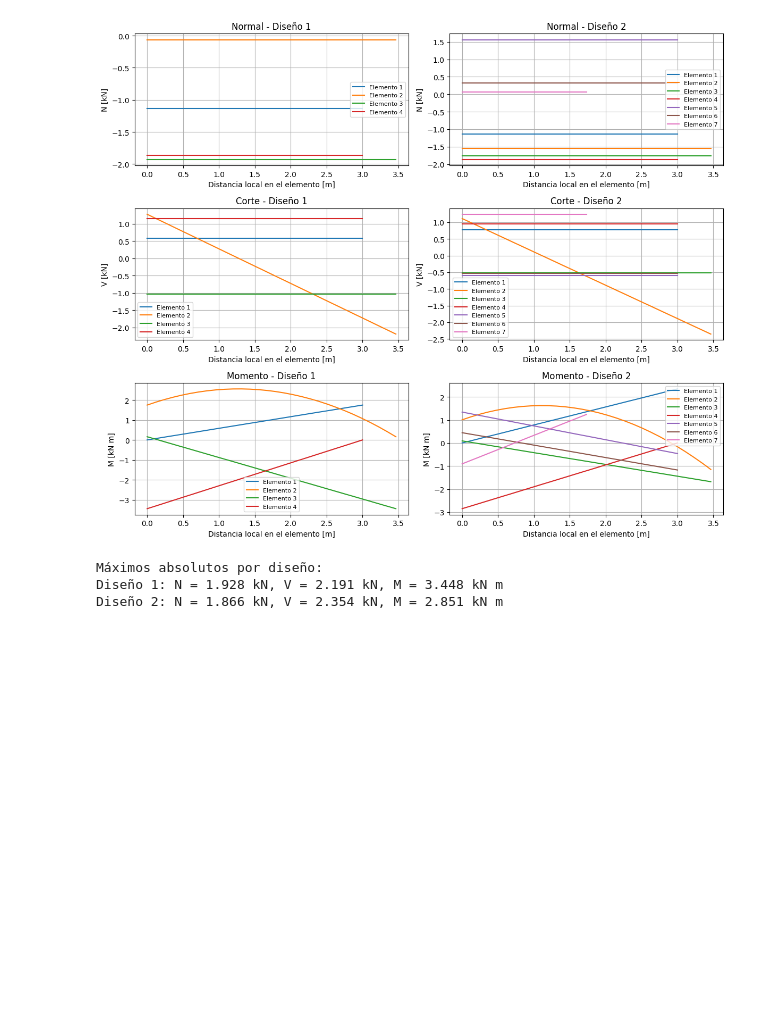
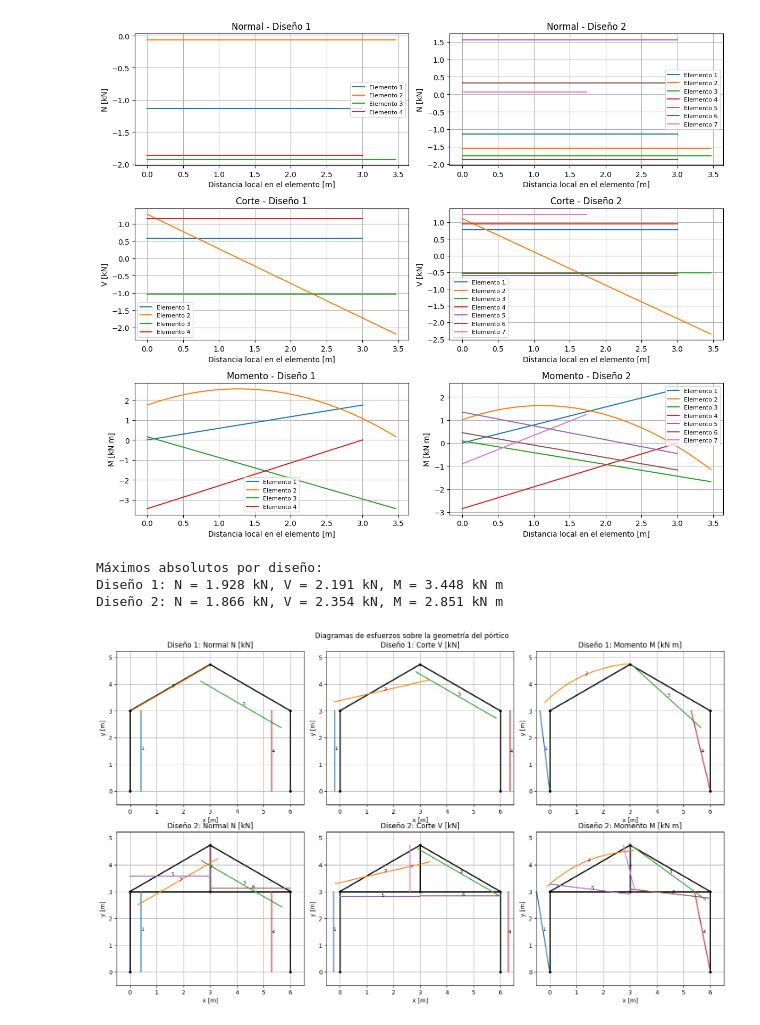
Before and after one commit to ignaciochaconuc/UC, a Jupyter notebook: Elementos finitos/Tarea 2/Tarea_2.ipynb, the cells around one changed output. Drawn from its saved outputs; the diff is of its cells as text; code cells hidden in the pictures; blank space fills up the shorter version.

```diff
--- a/Elementos finitos/Tarea 2/Tarea_2.ipynb
+++ b/Elementos finitos/Tarea 2/Tarea_2.ipynb
@@ -552,3 +552,84 @@ for nombre, valores in maximos.items():
 Máximos absolutos por diseño:
 Diseño 1: N = 1.928 kN, V = 2.191 kN, M = 3.448 kN m
 Diseño 2: N = 1.866 kN, V = 2.354 kN, M = 2.851 kN m
+# %%
+fig, ejes = plt.subplots(2, 3, figsize=(15, 9))
+titulos = ["Normal N [kN]", "Corte V [kN]", "Momento M [kN m]"]
+maximos_globales = [
+    max(maximos["Diseño 1"][0], maximos["Diseño 2"][0]),
+    max(maximos["Diseño 1"][1], maximos["Diseño 2"][1]),
+    max(maximos["Diseño 1"][2], maximos["Diseño 2"][2])
+]
+escalas = [0.12 * (L2 / 1000) / maximo for maximo in maximos_globales]
+
+for fila, (nombre, datos) in enumerate(disenos.items()):
+
+    coordenadas, conectividad, resultado = datos
+    fuerzas_elementos = resultado[2]
+
+    for columna in range(3):
+
+        eje = ejes[fila, columna]
+
+        for nodo_1, nodo_2 in conectividad:
+            eje.plot(
+                coordenadas[[nodo_1, nodo_2], 0] / 1000,
+                coordenadas[[nodo_1, nodo_2], 1] / 1000,
+                color="black",
+                linewidth=2
+            )
+
+        for i, (nodo_1, nodo_2) in enumerate(conectividad):
+
+            dx = coordenadas[nodo_2, 0] - coordenadas[nodo_1, 0]
+            dy = coordenadas[nodo_2, 1] - coordenadas[nodo_1, 1]
+            longitud = np.sqrt(dx**2 + dy**2)
+            coseno = dx / longitud
+            seno = dy / longitud
+            x_local = np.linspace(0, longitud, 30)
+            fuerzas = fuerzas_elementos[i]
+            carga = q2 if i == 1 else 0
+
+            N = np.full(len(x_local), -fuerzas[0] / 1000)
+            V = (fuerzas[1] - carga * x_local) / 1000
+            M = (
+                -fuerzas[2]
+                + fuerzas[1] * x_local
+                - carga * x_local**2 / 2
+            ) / 1e6
+            diagramas = [N, V, M]
+            valores = diagramas[columna]
+
+            x_base = (coordenadas[nodo_1, 0] + coseno * x_local) / 1000
+            y_base = (coordenadas[nodo_1, 1] + seno * x_local) / 1000
+            x_diagrama = x_base - seno * valores * escalas[columna]
+            y_diagrama = y_base + coseno * valores * escalas[columna]
+
+            eje.plot(x_diagrama, y_diagrama, linewidth=1.6)
+            eje.text(
+                x_diagrama[len(x_diagrama) // 2],
+                y_diagrama[len(y_diagrama) // 2],
+                str(i + 1),
+                fontsize=8
+            )
+
+        eje.scatter(
+            coordenadas[:, 0] / 1000,
+            coordenadas[:, 1] / 1000,
+            color="black",
+            s=12,
+            zorder=3
+        )
+        eje.set_title(f"{nombre}: {titulos[columna]}")
+        eje.set_aspect("equal", adjustable="box")
+        eje.set_xlim(-0.5, L2 / 1000 + 0.5)
+        eje.set_ylim(-0.5, (altura + alzada_techo) / 1000 + 0.5)
+        eje.grid(True)
+        eje.set_xlabel("x [m]")
+        eje.set_ylabel("y [m]")
+
+fig.suptitle("Diagramas de esfuerzos sobre la geometría del pórtico")
+plt.tight_layout()
+plt.show()
+# %% [output]
+[figure, added]
```
